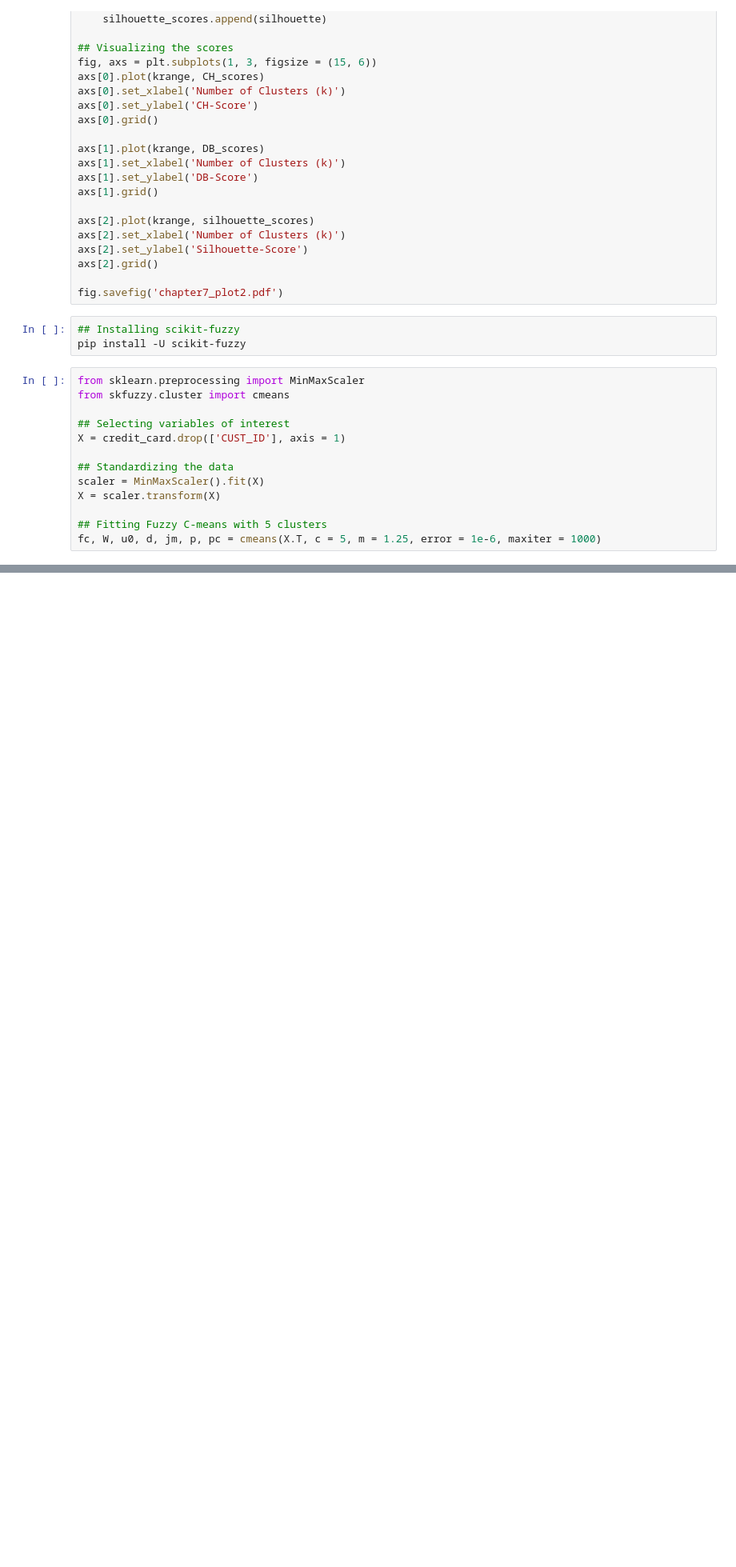
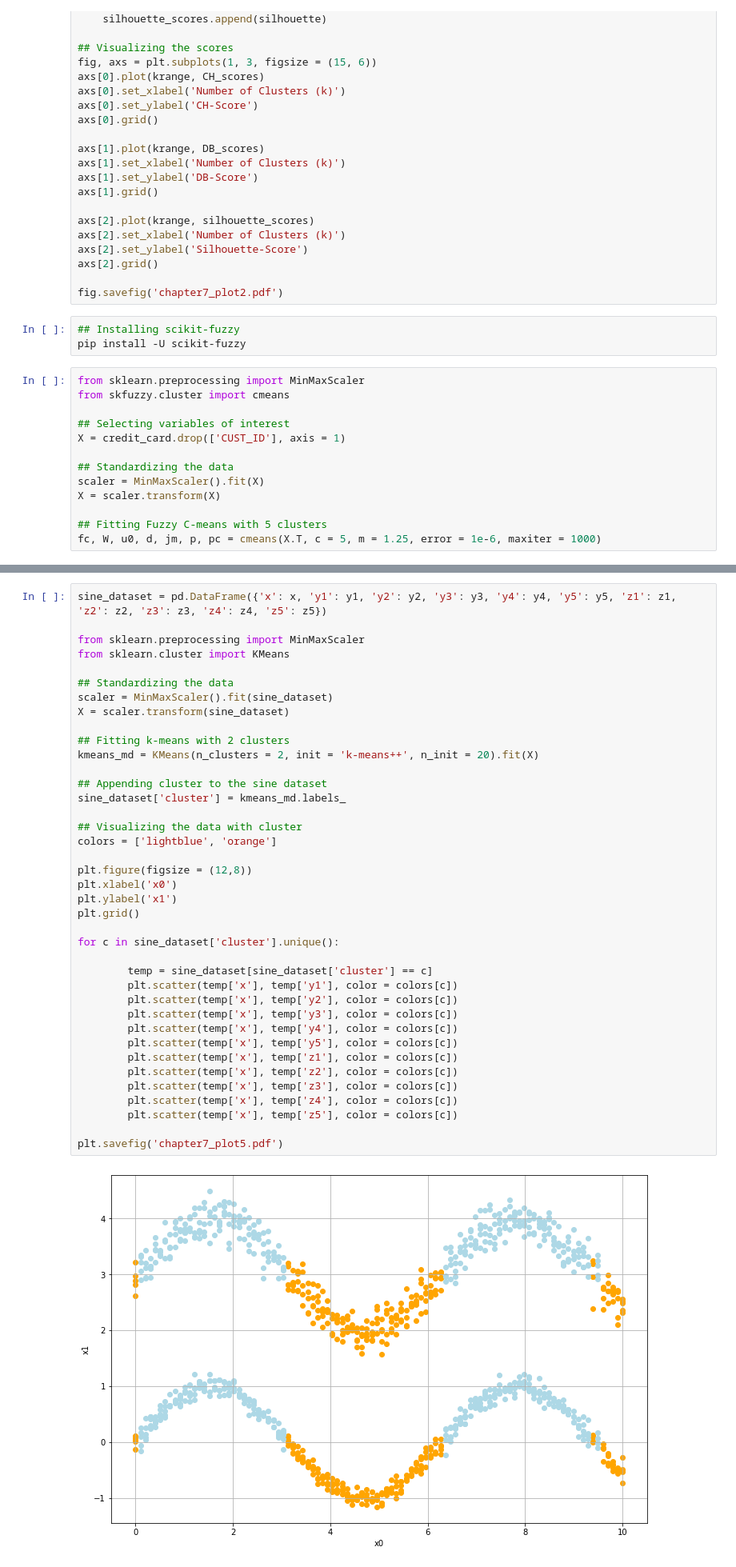
Before and after one commit to oscarm524/DATA-445, a Jupyter notebook: Chapter7/Chapter7.ipynb, the cells around one changed output, grey strips where cells are left out. Shown at 80% size. Drawn from its saved outputs; the diff is of its cells as text; blank space fills up the shorter version.

Commit message:
Running k-measn on sine datasete

```diff
--- a/Chapter7/Chapter7.ipynb
+++ b/Chapter7/Chapter7.ipynb
@@ -287,0 +293,41 @@ plt.savefig('chapter7_plot4.pdf')
+# %%
+sine_dataset = pd.DataFrame({'x': x, 'y1': y1, 'y2': y2, 'y3': y3, 'y4': y4, 'y5': y5, 'z1': z1, 'z2': z2, 'z3': z3, 'z4': z4, 'z5': z5})
+
+from sklearn.preprocessing import MinMaxScaler
+from sklearn.cluster import KMeans
+
+## Standardizing the data
+scaler = MinMaxScaler().fit(sine_dataset)
+X = scaler.transform(sine_dataset)
+
+## Fitting k-means with 2 clusters
+kmeans_md = KMeans(n_clusters = 2, init = 'k-means++', n_init = 20).fit(X)
+
+## Appending cluster to the sine dataset
+sine_dataset['cluster'] = kmeans_md.labels_
+
+## Visualizing the data with cluster
+colors = ['lightblue', 'orange']
+
+plt.figure(figsize = (12,8))
+plt.xlabel('x0')
+plt.ylabel('x1')
+plt.grid()
+
+for c in sine_dataset['cluster'].unique():
+
+        temp = sine_dataset[sine_dataset['cluster'] == c]
+        plt.scatter(temp['x'], temp['y1'], color = colors[c])
+        plt.scatter(temp['x'], temp['y2'], color = colors[c])
+        plt.scatter(temp['x'], temp['y3'], color = colors[c])
+        plt.scatter(temp['x'], temp['y4'], color = colors[c])
+        plt.scatter(temp['x'], temp['y5'], color = colors[c])
+        plt.scatter(temp['x'], temp['z1'], color = colors[c])
+        plt.scatter(temp['x'], temp['z2'], color = colors[c])
+        plt.scatter(temp['x'], temp['z3'], color = colors[c])
+        plt.scatter(temp['x'], temp['z4'], color = colors[c])
+        plt.scatter(temp['x'], temp['z5'], color = colors[c])
+
+plt.savefig('chapter7_plot5.pdf')
+# %% [output]
+[figure, added]
```
Also changed, not shown: parts of 1 cell of this notebook, 2 other files.
